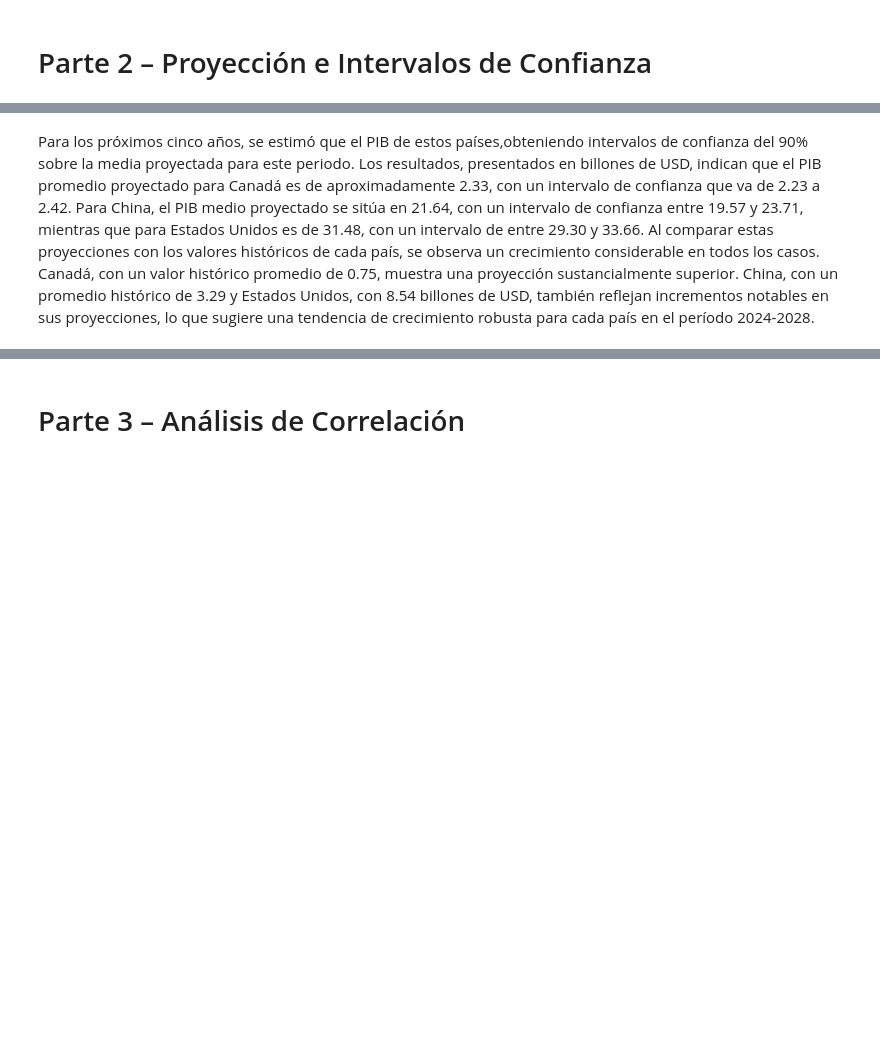
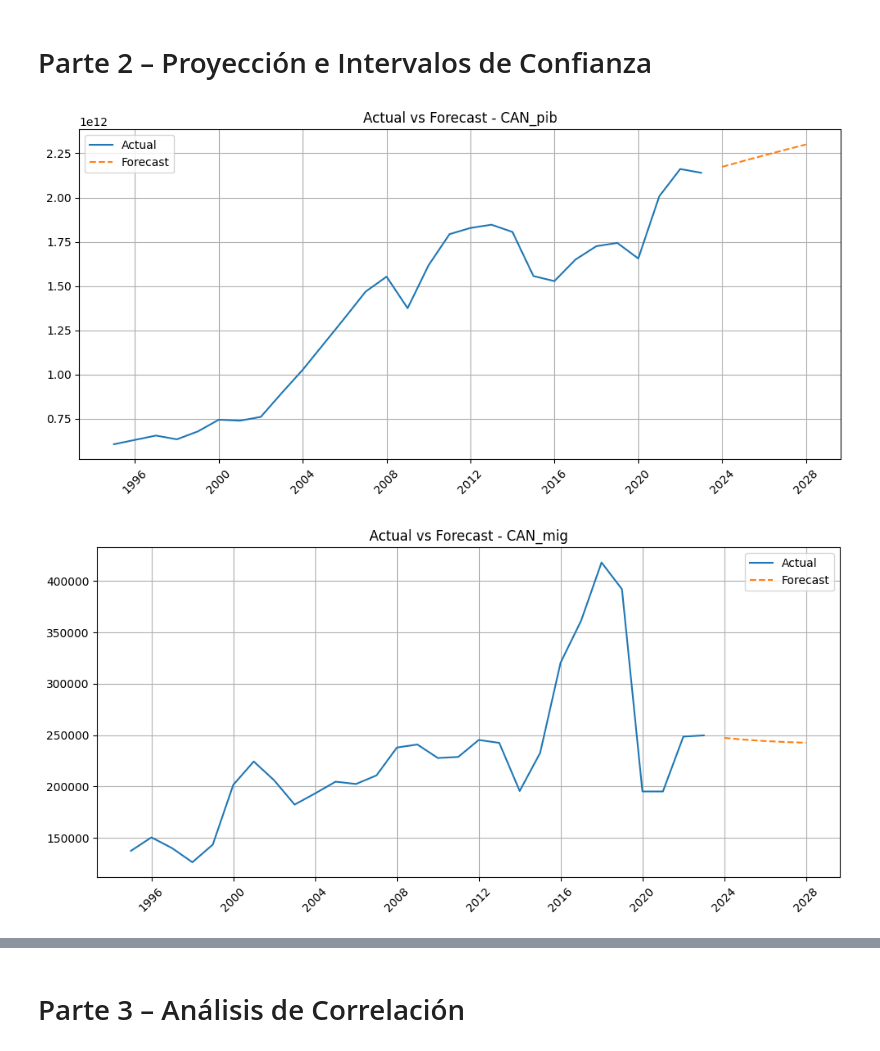
Before and after one commit to Maquililo/prueba-reclutamiento-python, a Jupyter notebook: notebook.ipynb, the cells around one changed output, grey strips where cells are left out. Cells and saved outputs as stored; diff of their text form; code cells hidden in the pictures; blank space fills up the shorter version.

```diff
--- a/notebook.ipynb
+++ b/notebook.ipynb
@@ -572,16 +594,15 @@ Se espera que el PIB refleje directamente el crecimiento económico. Las **remes
 # %%
 def forecast(df, lags = 1, steps = 5):
     results = []
-    df = df.dropna()
 
-    for country_code in df.columns:
-        model = AutoReg(df[country_code], lags = lags).fit()
+    for column in df.columns:
+        model = AutoReg(df[column], lags = lags).fit()
         forecast_values = model.forecast(steps = steps)
 
         plt.figure(figsize = (10, 5))
-        plt.plot(df[country_code], label = 'Actual')
+        plt.plot(df[column], label = 'Actual')
         plt.plot(forecast_values, label = 'Forecast', linestyle = '--')
-        plt.title(f'Actual vs Forecast - {country_code}')
+        plt.title(f'Actual vs Forecast - {column}')
         plt.legend()
         plt.xticks(rotation = 45)
         plt.grid()
@@ -597,7 +618,7 @@ def forecast(df, lags = 1, steps = 5):
         upper_bound = mean + margin_of_error
 
         results.append({
-            'country_code': country_code,
+            'column': column,
             'mean': mean,
             'lower_bound': lower_bound,
             'upper_bound': upper_bound
@@ -607,4 +628,7 @@ def forecast(df, lags = 1, steps = 5):
 
     return result_df
 # %%
-pib_forecast = forecast(pib, lags = 1, steps = 5)
+can_forecast = forecast(can, lags = 1, steps = 5)
+# %% [output]
+[figure, added]
+[figure, added]
@@ -613,3 +636,0 @@ pib_forecast
-# %% [markdown]
-Para los próximos cinco años, se estimó que el PIB de estos países,obteniendo intervalos de confianza del 90% sobre la media proyectada para este periodo. Los resultados, presentados en billones de USD, indican que el PIB promedio proyectado para Canadá es de aproximadamente 2.33, con un intervalo de confianza que va de 2.23 a 2.42. Para China, el PIB medio proyectado se sitúa en 21.64, con un intervalo de confianza entre 19.57 y 23.71, mientras que para Estados Unidos es de 31.48, con un intervalo de entre 29.30 y 33.66.
-Al comparar estas proyecciones con los valores históricos de cada país, se observa un crecimiento considerable en todos los casos. Canadá, con un valor histórico promedio de 0.75, muestra una proyección sustancialmente superior. China, con un promedio histórico de 3.29 y Estados Unidos, con 8.54 billones de USD, también reflejan incrementos notables en sus proyecciones, lo que sugiere una tendencia de crecimiento robusta para cada país en el período 2024-2028.
```
Also changed, not shown: parts of 35 cells of this notebook.
